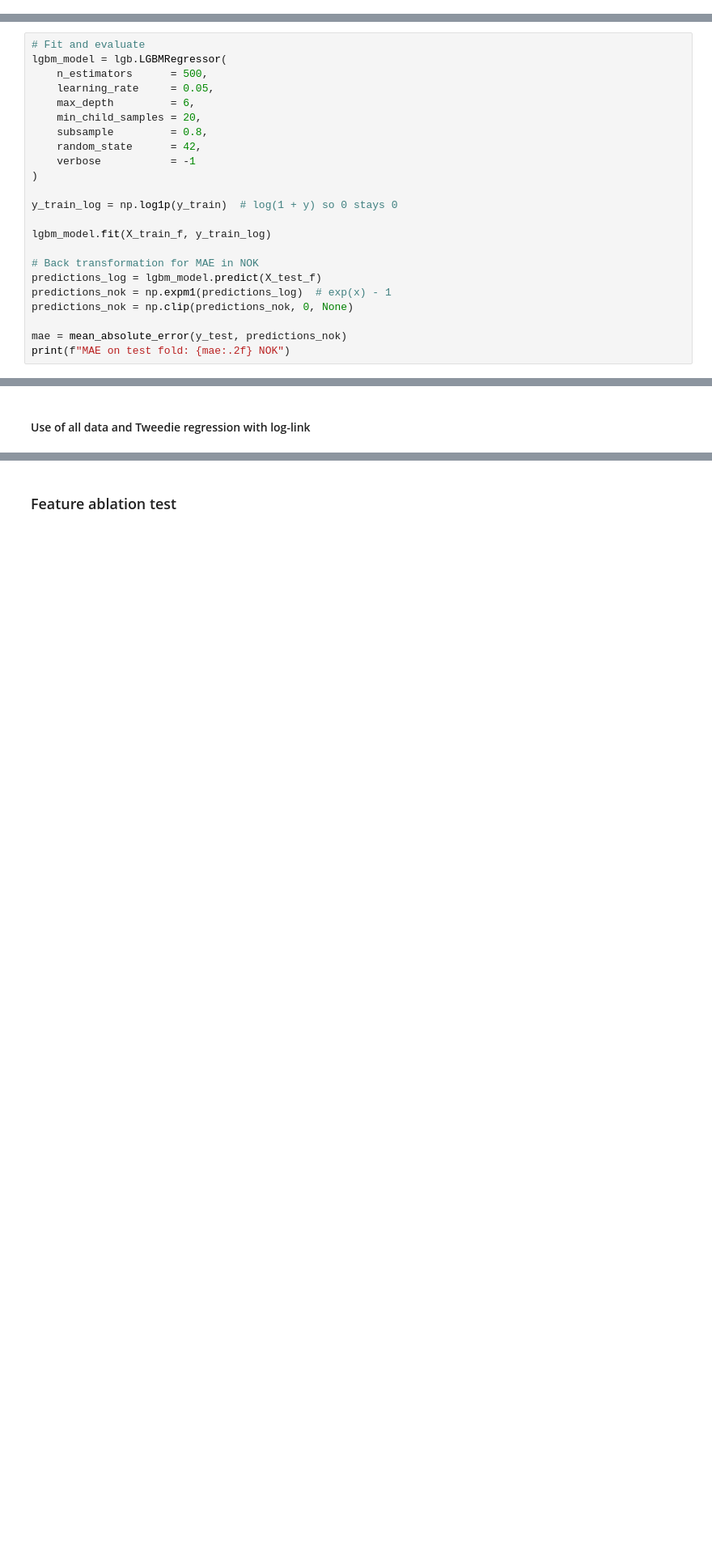
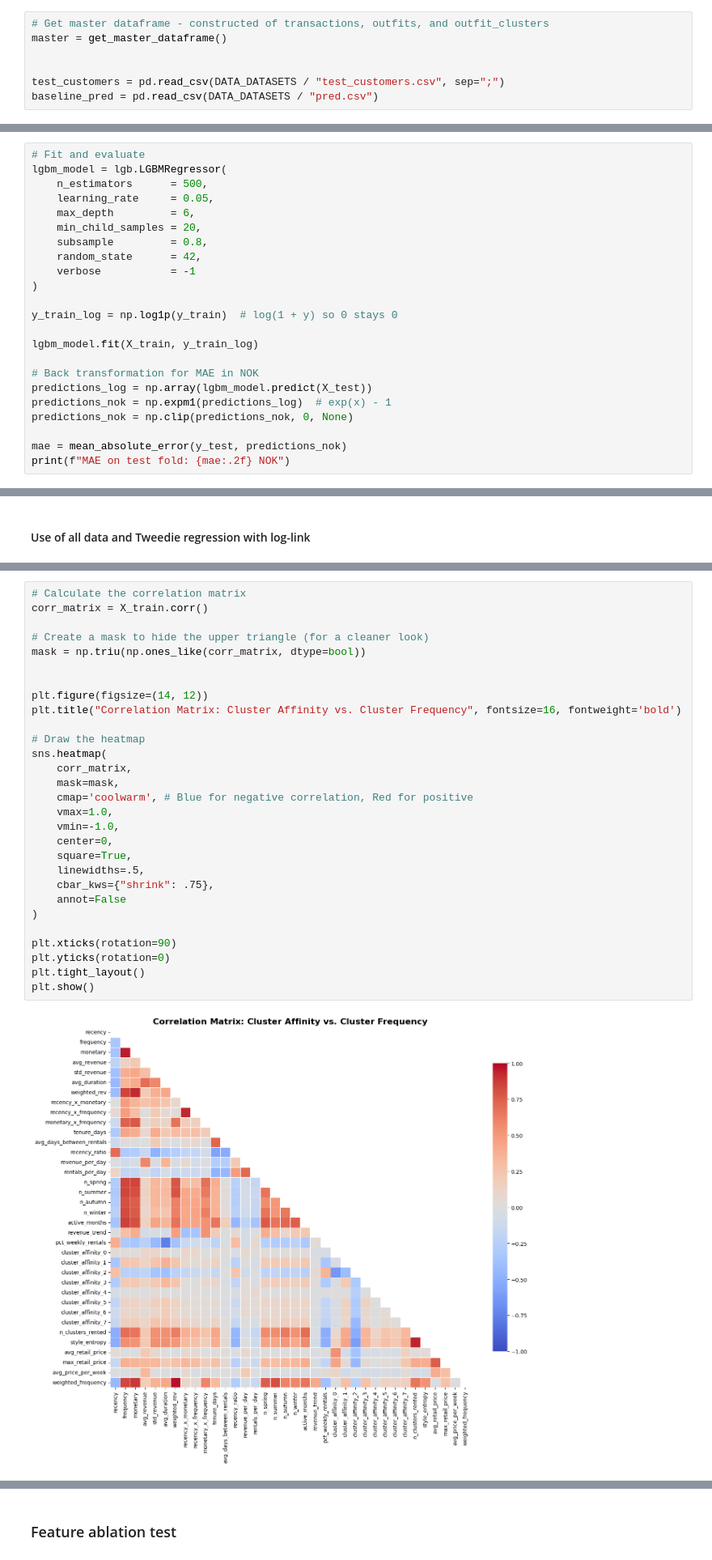
Before and after one commit to juliusatgit/Marketing-Analytics, a Jupyter notebook: notebooks/03_Model_and_Feature_Testing.ipynb, the cells around one changed output, grey strips where cells are left out. Shown at 81% size. Saved outputs shown, nothing was run; the diff lists cells and outputs as text; blank space fills up the shorter version.

```diff
--- a/notebooks/03_Model_and_Feature_Testing.ipynb
+++ b/notebooks/03_Model_and_Feature_Testing.ipynb
@@ -108,0 +43,7 @@ Master shape: (60897, 11)
+# %%
+# Get master dataframe - constructed of transactions, outfits, and outfit_clusters
+master = get_master_dataframe()
+
+
+test_customers = pd.read_csv(DATA_DATASETS / "test_customers.csv", sep=";")
+baseline_pred = pd.read_csv(DATA_DATASETS / "pred.csv")
@@ -607,10 +341,10 @@ lgbm_model = lgb.LGBMRegressor(
 
 y_train_log = np.log1p(y_train)  # log(1 + y) so 0 stays 0
 
-lgbm_model.fit(X_train_f, y_train_log)
+lgbm_model.fit(X_train, y_train_log)
 
 # Back transformation for MAE in NOK
-predictions_log = lgbm_model.predict(X_test_f)
+predictions_log = np.array(lgbm_model.predict(X_test))
 predictions_nok = np.expm1(predictions_log)  # exp(x) - 1
 predictions_nok = np.clip(predictions_nok, 0, None)
 
@@ -678,0 +415,31 @@ print(importance)
+# %%
+# Calculate the correlation matrix
+corr_matrix = X_train.corr()
+
+# Create a mask to hide the upper triangle (for a cleaner look)
+mask = np.triu(np.ones_like(corr_matrix, dtype=bool))
+
+
+plt.figure(figsize=(14, 12))
+plt.title("Correlation Matrix: Cluster Affinity vs. Cluster Frequency", fontsize=16, fontweight='bold')
+
+# Draw the heatmap
+sns.heatmap(
+    corr_matrix,
+    mask=mask,
+    cmap='coolwarm', # Blue for negative correlation, Red for positive
+    vmax=1.0,
+    vmin=-1.0,
+    center=0,
+    square=True,
+    linewidths=.5,
+    cbar_kws={"shrink": .75},
+    annot=False
+)
+
+plt.xticks(rotation=90)
+plt.yticks(rotation=0)
+plt.tight_layout()
+plt.show()
+# %% [output]
+[figure, added]
```
Also changed, not shown: parts of 37 cells of this notebook.
